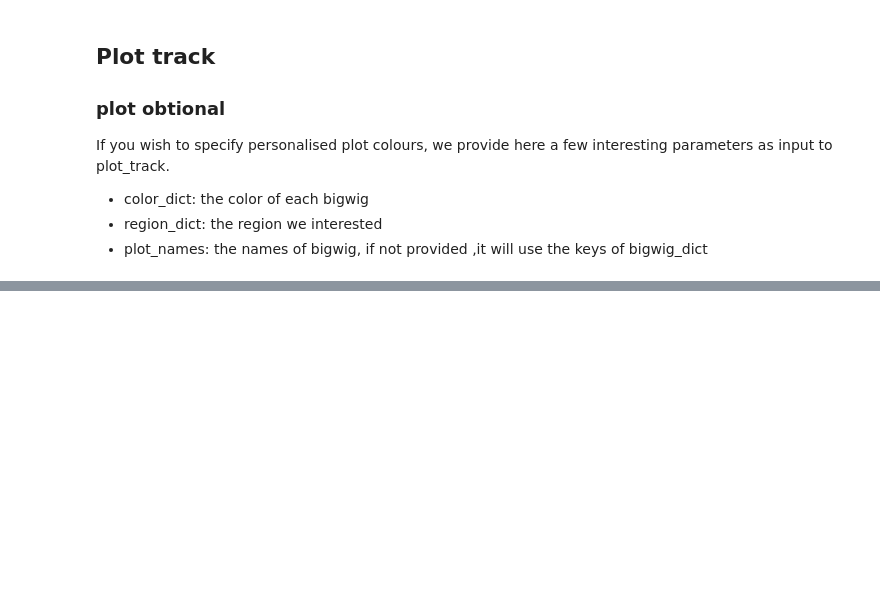
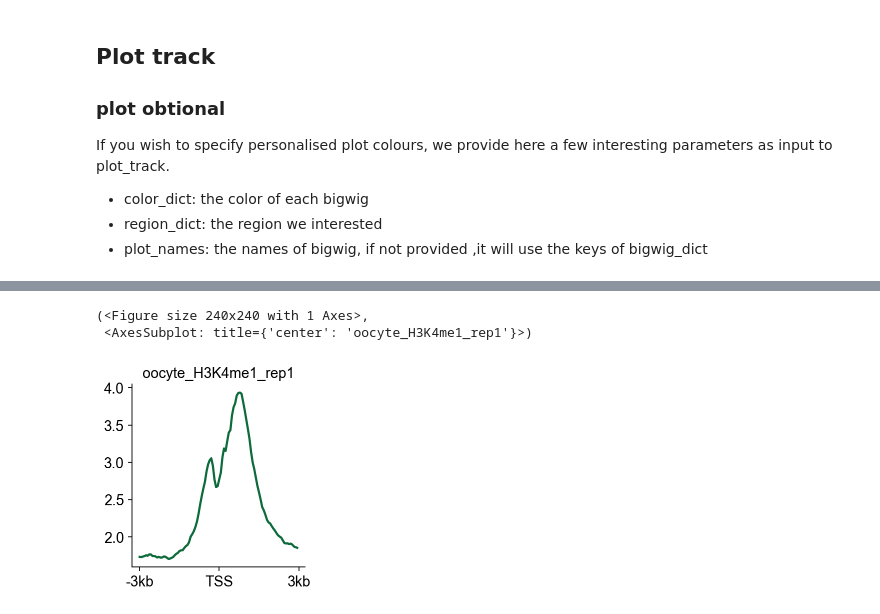
Before and after one commit to Starlitnightly/Epiverse, a Jupyter notebook: Epiverse_guide/docs/Tutorials-bulk/t_bulk_visualize.ipynb, the cells around one changed output, grey strips where cells are left out. Cells and saved outputs as stored; diff of their text form; code cells hidden in the pictures; blank space fills up the shorter version.

```diff
--- a/Epiverse_guide/docs/Tutorials-bulk/t_bulk_visualize.ipynb
+++ b/Epiverse_guide/docs/Tutorials-bulk/t_bulk_visualize.ipynb
@@ -58,0 +111,7 @@ bw_obj.plot_track(chrom='chr1',chromstart=46039573,chromend=46089418,
+# %%
+bw_obj.plot_matrix_line(bw_name='oocyte_H3K4me1_rep1',bw_type='TSS',
+                    figsize=(3,3),color='#0d6a3b')
+# %% [output]
+(<Figure size 240x240 with 1 Axes>,
+ <AxesSubplot: title={'center': 'oocyte_H3K4me1_rep1'}>)
+[figure, added]
```
Also changed, not shown: parts of 18 cells of this notebook, 2 other files.
